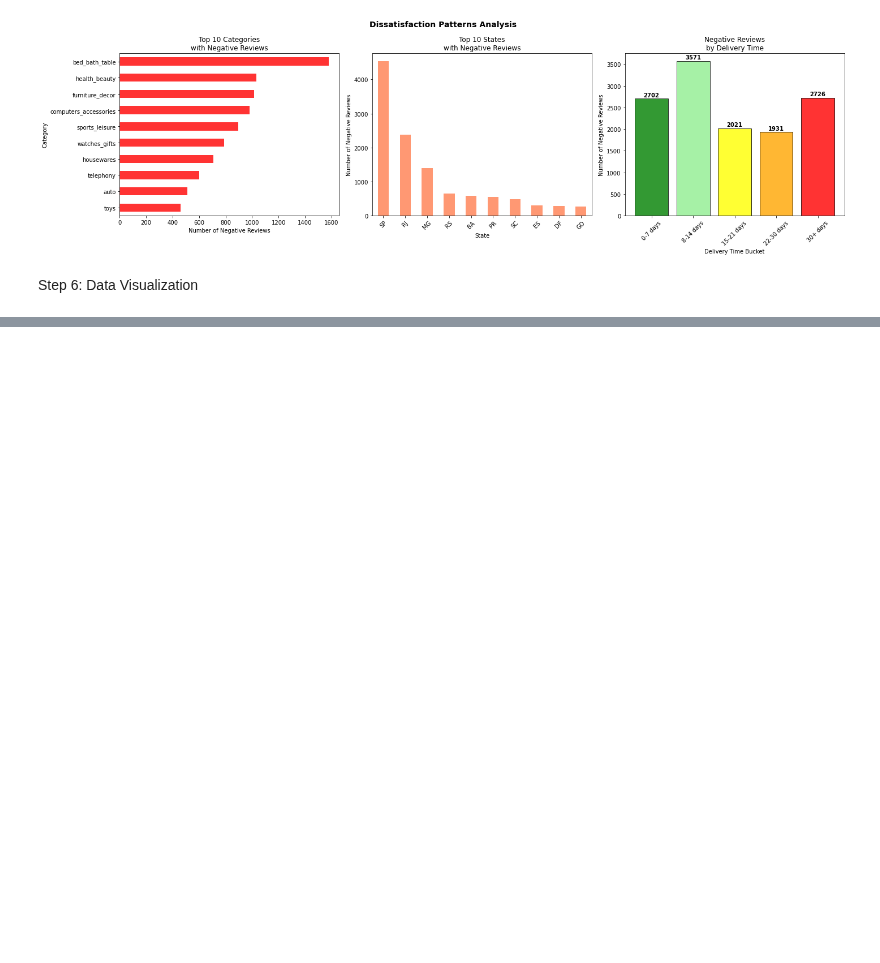
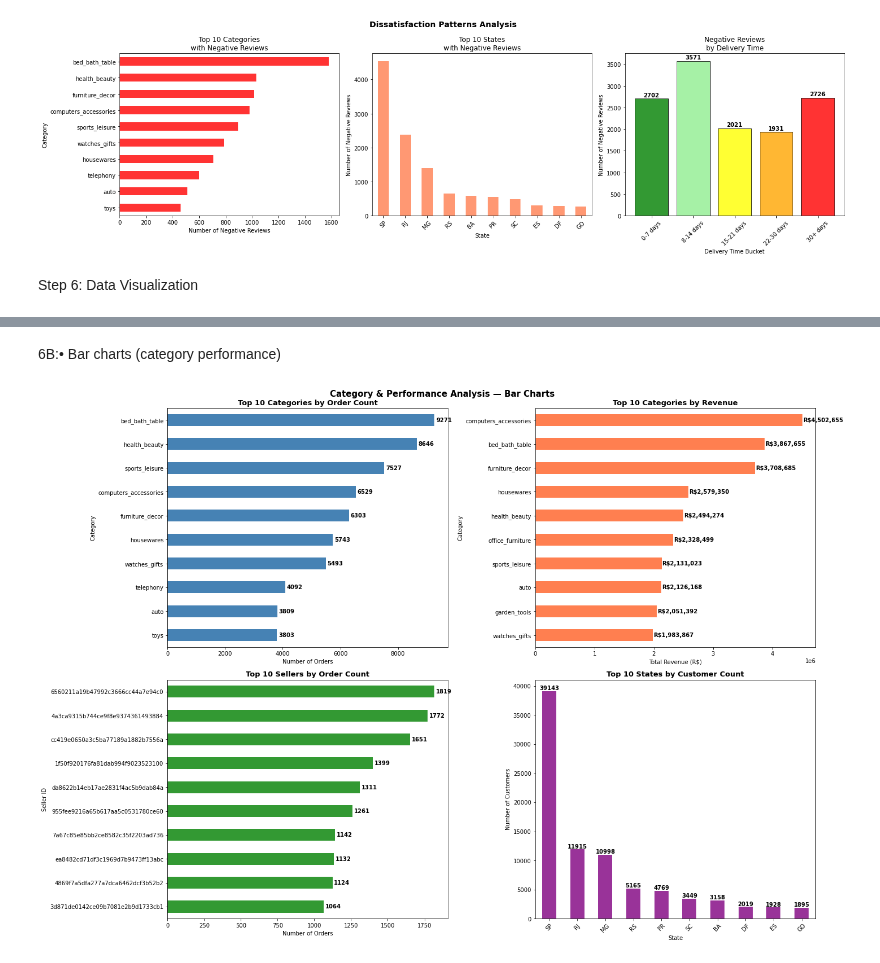
Before and after one commit to BangariSoni/LogicMojo-AI-ML-March26-SOBANGA, a Jupyter notebook: SoniBangari_Ecommerce_Intelligence_Project/project_implementation/project_implementation.ipynb, the cells around one changed output, grey strips where cells are left out. Saved outputs shown, nothing was run; the diff lists cells and outputs as text; code cells hidden in the pictures; blank space fills up the shorter version.

```diff
--- a/python_project_aiml_logicmojo/python_project_aiml_logicmojo_dataset/project_implementation.ipynb
+++ b/SoniBangari_Ecommerce_Intelligence_Project/project_implementation/project_implementation.ipynb
@@ -2104,0 +2155,63 @@ Step 6: Data Visualization
+# %% [markdown]
+6B:•	Bar charts (category performance)
+# %%
+fig, axes = plt.subplots(2, 2, figsize=(20, 14))
+
+# Chart 1 — Top 10 Categories by Order Count
+category_orders.head(10).plot(kind="barh",
+                               ax=axes[0,0],
+                               color="steelblue")
+axes[0,0].set_title("Top 10 Categories by Order Count",
+                     fontsize=13, fontweight="bold")
+axes[0,0].set_xlabel("Number of Orders")
+axes[0,0].set_ylabel("Category")
+axes[0,0].invert_yaxis()
+for i, v in enumerate(category_orders.head(10).values):
+    axes[0,0].text(v + 50, i, str(v),
+                   va="center", fontweight="bold")
+
+# Chart 2 — Top 10 Categories by Revenue
+category_revenue.head(10).plot(kind="barh",
+                                ax=axes[0,1],
+                                color="coral")
+axes[0,1].set_title("Top 10 Categories by Revenue",
+                     fontsize=13, fontweight="bold")
+axes[0,1].set_xlabel("Total Revenue (R$)")
+axes[0,1].set_ylabel("Category")
+axes[0,1].invert_yaxis()
+for i, v in enumerate(category_revenue.head(10).values):
+    axes[0,1].text(v + 10000, i, f"R${v:,.0f}",
+                   va="center", fontweight="bold")
+
+# Chart 3 — Top 10 Sellers by Order Count
+seller_orders.head(10).plot(kind="barh",
+                             ax=axes[1,0],
+                             color="green", alpha=0.8)
+axes[1,0].set_title("Top 10 Sellers by Order Count",
+                     fontsize=13, fontweight="bold")
+axes[1,0].set_xlabel("Number of Orders")
+axes[1,0].set_ylabel("Seller ID")
+axes[1,0].invert_yaxis()
+for i, v in enumerate(seller_orders.head(10).values):
+    axes[1,0].text(v + 10, i, str(v),
+                   va="center", fontweight="bold")
+
+# Chart 4 — Top 10 States by Customer Count
+state_counts.head(10).plot(kind="bar",
+                            ax=axes[1,1],
+                            color="purple", alpha=0.8)
+axes[1,1].set_title("Top 10 States by Customer Count",
+                     fontsize=13, fontweight="bold")
+axes[1,1].set_xlabel("State")
+axes[1,1].set_ylabel("Number of Customers")
+axes[1,1].tick_params(axis="x", rotation=45)
+for i, v in enumerate(state_counts.head(10).values):
+    axes[1,1].text(i, v + 200, str(v),
+                   ha="center", fontweight="bold")
+
+plt.suptitle("Category & Performance Analysis — Bar Charts",
+             fontsize=15, fontweight="bold")
+plt.tight_layout()
+plt.show()
+# %% [output]
+[figure, added]
```
Also changed, not shown: parts of 14 cells of this notebook, 12 other files.
